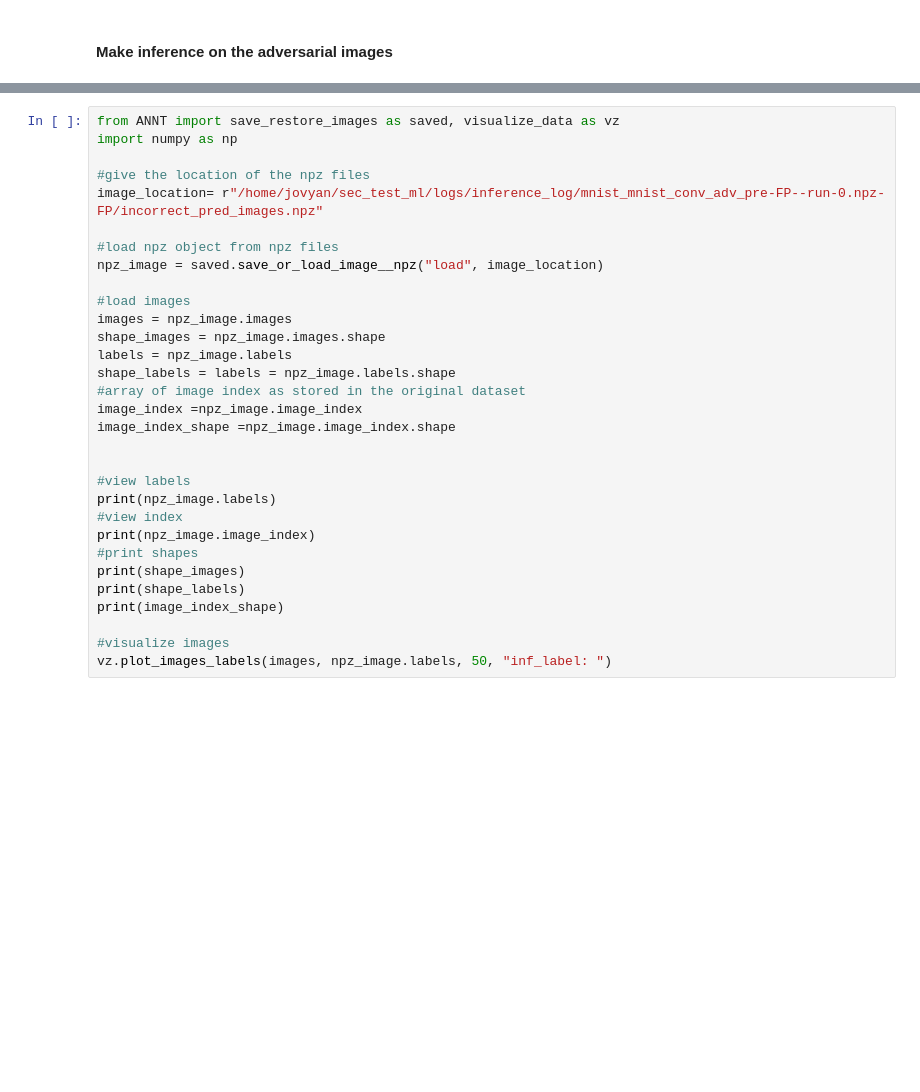
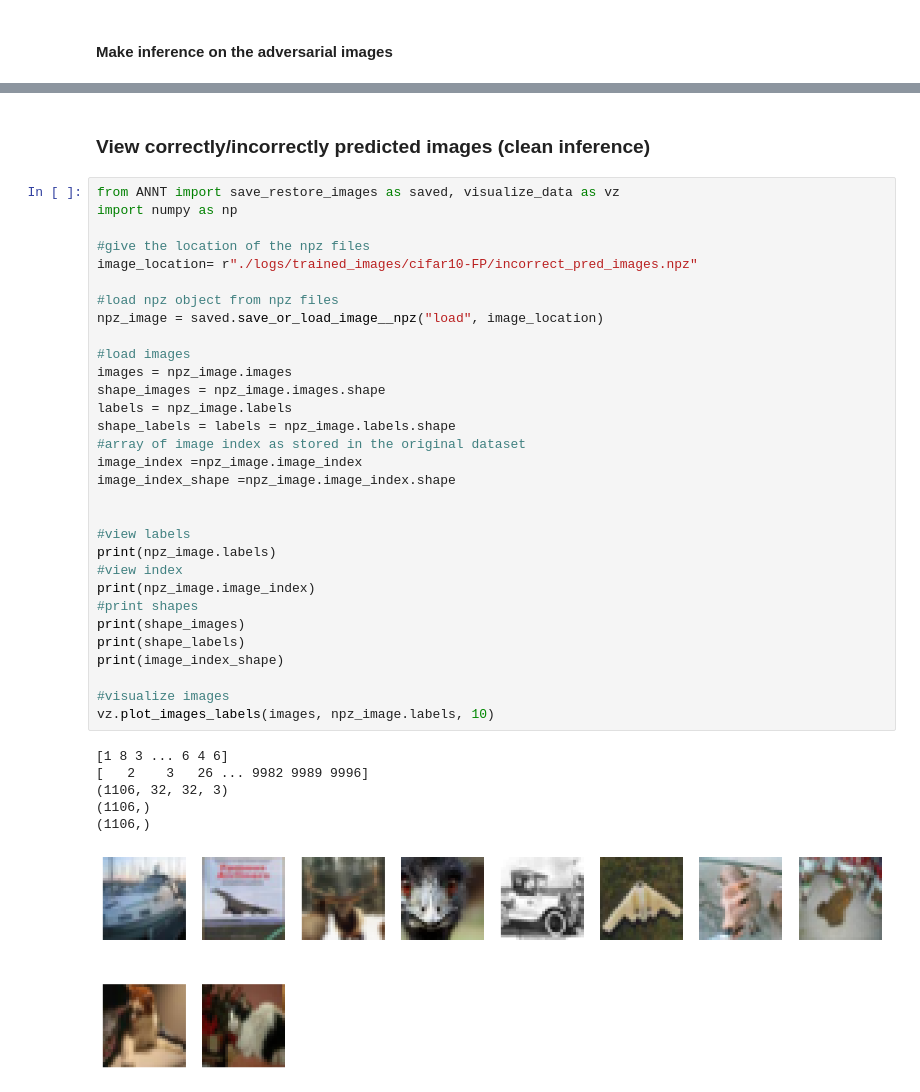
Before and after one commit to Abhishek2271/AdversarialNeuralNetworkToolkit, a Jupyter notebook: _create_adv_cifar.ipynb, the cells around one changed output, grey strips where cells are left out. Drawn from its saved outputs; the diff is of its cells as text; blank space fills up the shorter version.

Commit message:
updated ipynb with the image creation in cifar dataset. previously one cell was errored out

```diff
--- a/_create_adv_cifar.ipynb
+++ b/_create_adv_cifar.ipynb
@@ -188,33 +204,42 @@ logs/inference_log/cifar10_mnist_conv_adv_pre-FP--run-0.npz-FP
 Adversarial accuracy of the network against given set:0.08
 Error rate of the network against given set:0.92
+# %% [markdown]
+### View correctly/incorrectly predicted images (clean inference)
 # %%
 from ANNT import save_restore_images as saved, visualize_data as vz
 import numpy as np
 
 #give the location of the npz files
-image_location= r"/home/jovyan/sec_test_ml/logs/inference_log/mnist_mnist_conv_adv_pre-FP--run-0.npz-FP/incorrect_pred_images.npz"
+image_location= r"./logs/trained_images/cifar10-FP/incorrect_pred_images.npz"
 
 #load npz object from npz files
 npz_image = saved.save_or_load_image__npz("load", image_location)
 
 #load images
 images = npz_image.images
 shape_images = npz_image.images.shape
 labels = npz_image.labels
 shape_labels = labels = npz_image.labels.shape
 #array of image index as stored in the original dataset
 image_index =npz_image.image_index
 image_index_shape =npz_image.image_index.shape
 
 
 #view labels
 print(npz_image.labels)
 #view index
 print(npz_image.image_index)
 #print shapes
 print(shape_images)
 print(shape_labels)
 print(image_index_shape)
 
 #visualize images
-vz.plot_images_labels(images, npz_image.labels, 50, "inf_label: ")
+vz.plot_images_labels(images, npz_image.labels, 10)
+# %% [output]
+[1 8 3 ... 6 4 6]
+[   2    3   26 ... 9982 9989 9996]
+(1106, 32, 32, 3)
+(1106,)
+(1106,)
+[figure, added]
```
Also changed, not shown: parts of 4 cells of this notebook, 3 other files.
